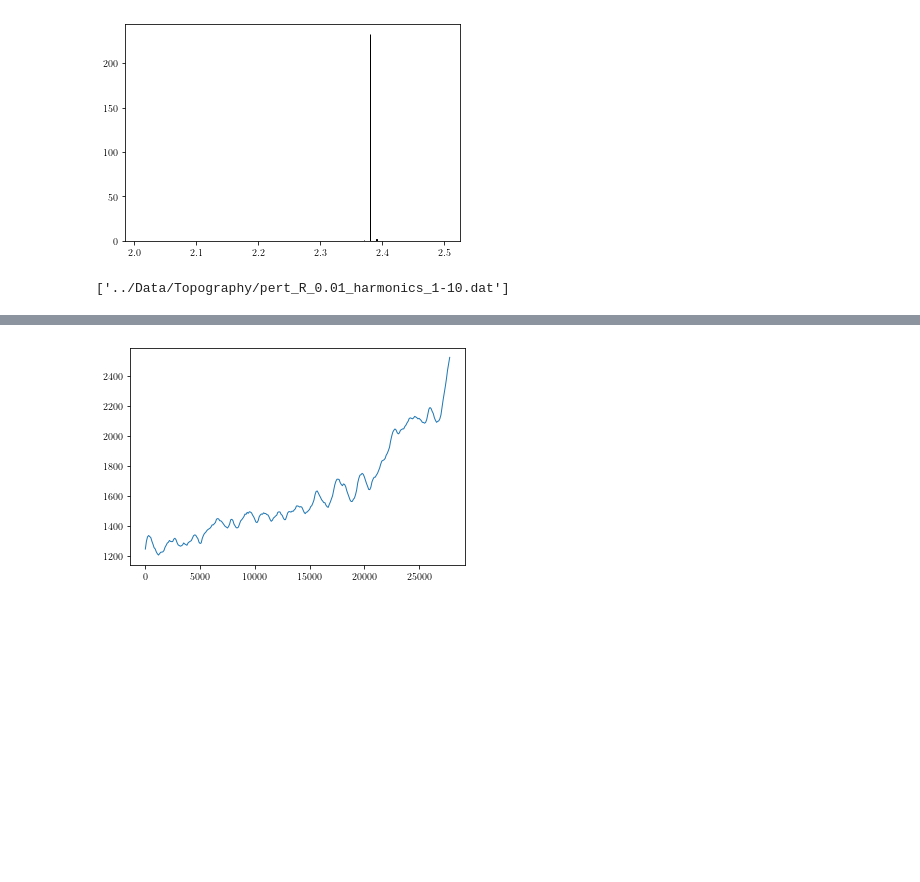
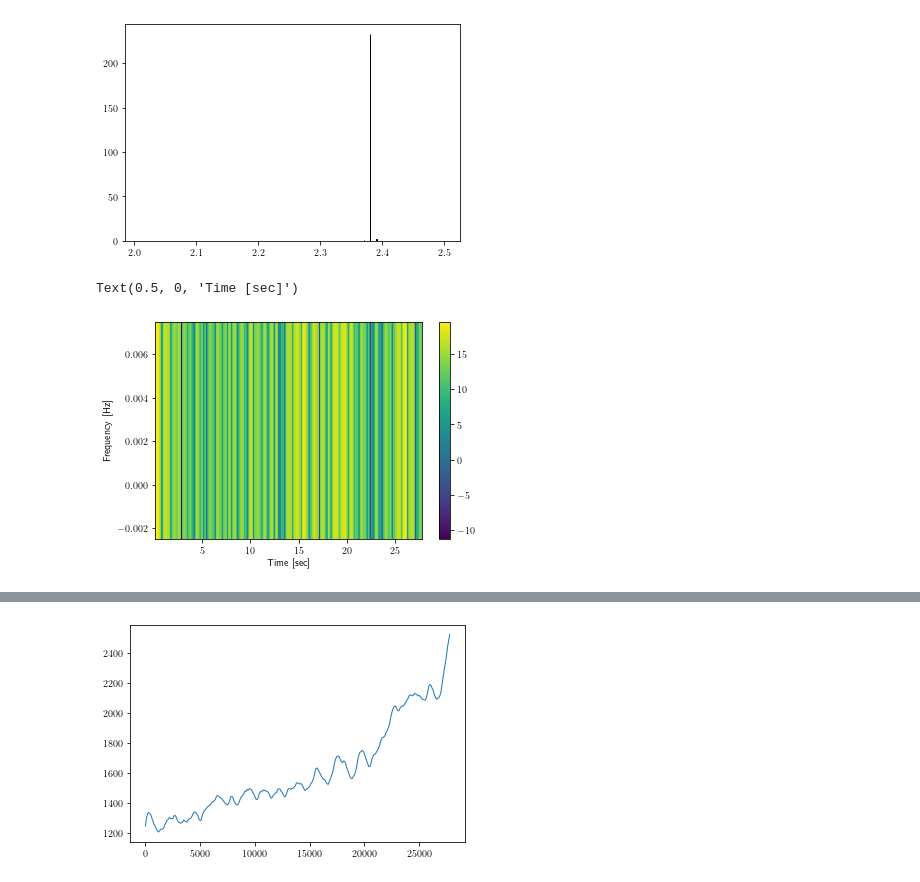
Before and after one commit to andrewdnolan/Harmonic_Beds, a Jupyter notebook: Notebooks/Hysterisis.ipynb, the cells around one changed output, grey strips where cells are left out. Cells and saved outputs as stored; diff of their text form; code cells hidden in the pictures; blank space fills up the shorter version.

```diff
--- a/Notebooks/Hysterisis.ipynb
+++ b/Notebooks/Hysterisis.ipynb
@@ -161,9 +161,16 @@ plt.bar(SmoothBed_SS_IC.Delta_MB, np.linalg.norm((Observed_IC.isel(t=-1).z_s - S
 # %%
 import glob
 
-beds = glob.glob('../Data/Topography/pert_R_0.01_harmonics_1-10.dat')
-beds.sort()
+pertb = np.loadtxt('../Data/Topography/pert_R_0.01_harmonics_1-10.dat')[:,1]
+reff  = np.loadtxt('../Data/Topography/REF_BedTopo_2.dat')[:,1]
-# %%
-beds
-# %% [output]
-['../Data/Topography/pert_R_0.01_harmonics_1-10.dat']
+# %%
+f, t, Sxx = signal.spectrogram(pertb-reff, fs=1/100,  nperseg=2, noverlap=1, detrend=None, scaling='spectrum')
+
+plt.pcolormesh(t/1000., f,  10*np.log10(np.sqrt(Sxx)), shading='auto')
+
+plt.colorbar()
+plt.ylabel('Frequency [Hz]')
+plt.xlabel('Time [sec]')
+# %% [output]
+Text(0.5, 0, 'Time [sec]')
+[figure, added]
```
Also changed, not shown: parts of 4 cells of this notebook, 11 other files.
